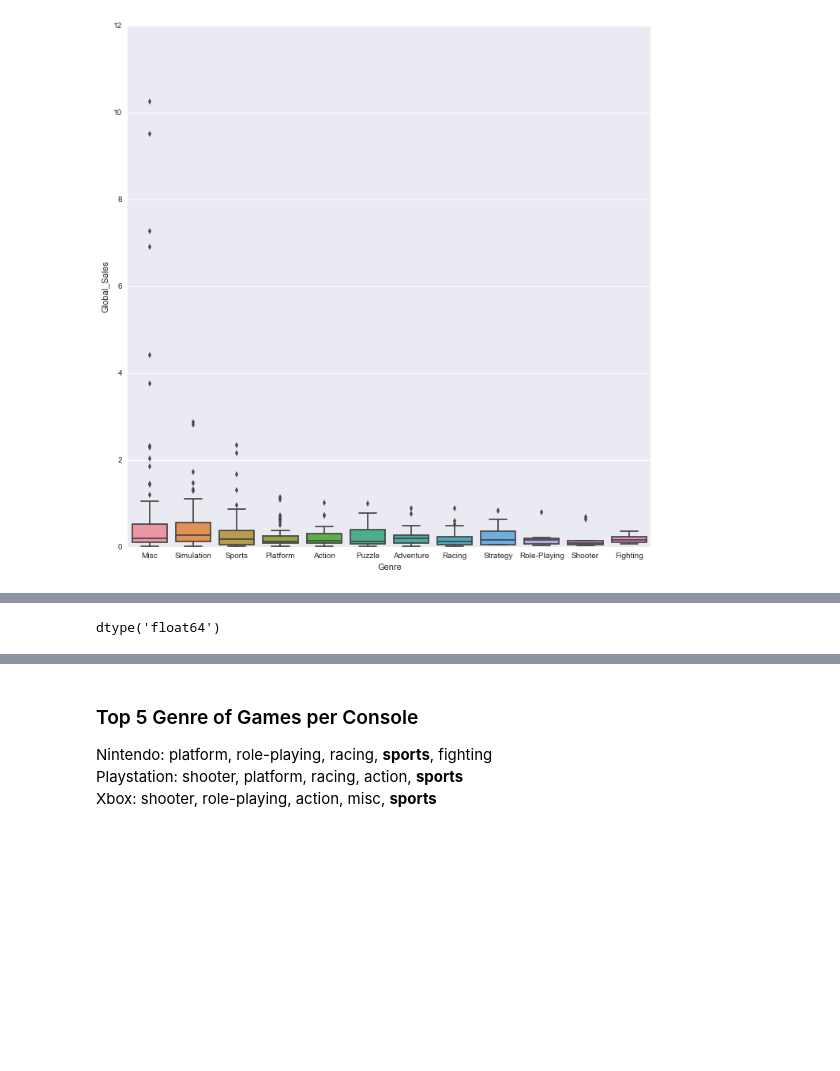
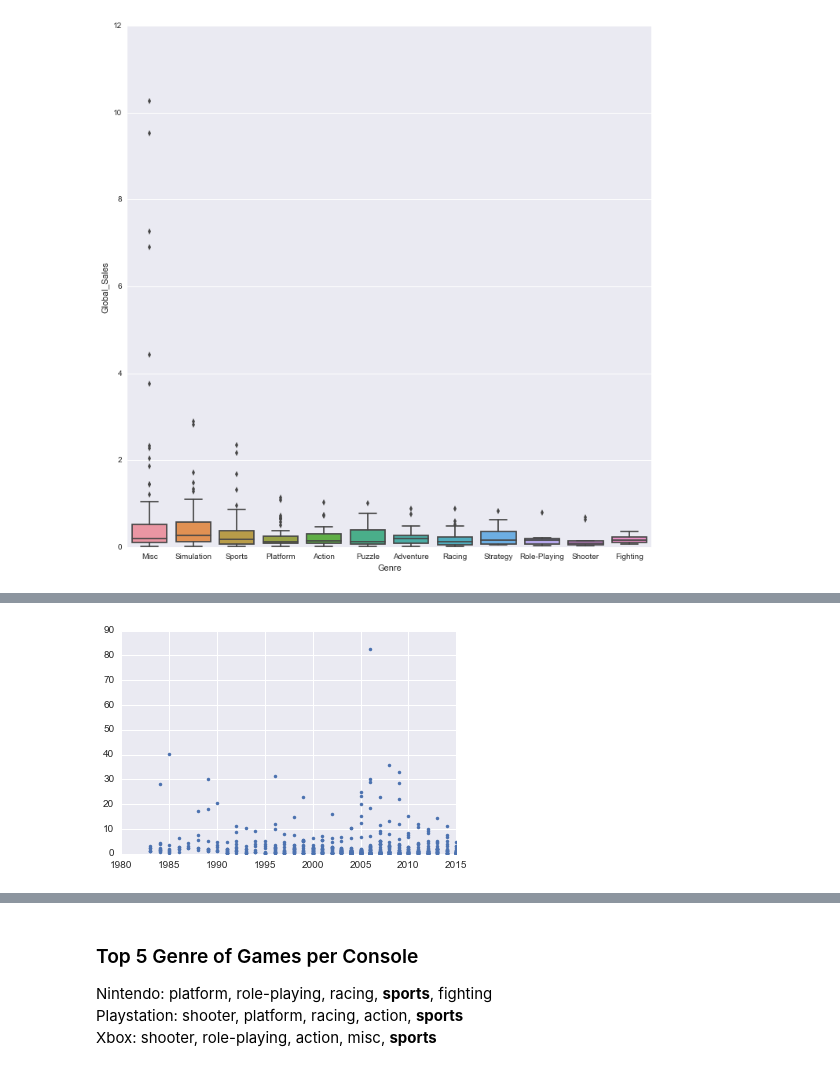
Before and after one commit to itssue/GA_DS, a Jupyter notebook: Final_Project/Final_Project_PRESENTATION.ipynb, the cells around one changed output, grey strips where cells are left out. Drawn from its saved outputs; the diff is of its cells as text; code cells hidden in the pictures; blank space fills up the shorter version.

```diff
--- a/Final_Project/Final_Project_PRESENTATION.ipynb
+++ b/Final_Project/Final_Project_PRESENTATION.ipynb
@@ -336,7 +331,14 @@ pub1_data.head()
 | 2 | 3 | Mario Kart Wii | Wii | 2008.0 | Racing | Nintendo | 15.85 | 12.88 | 3.79 | 3.31 | ... |
 | 3 | 4 | Wii Sports Resort | Wii | 2009.0 | Sports | Nintendo | 15.75 | 11.01 | 3.28 | 2.96 | ... |
 | 4 | 5 | Pokemon Red/Pokemon Blue | GB | 1996.0 | Role-Playing | Nintendo | 11.27 | 8.89 | 10.22 | 1.00 | ... |
-# %%
-pub1_data['Year'].dtype
-# %% [output]
-dtype('float64')
+# %%
+# Create scatterplot
+
+# create a matplotlib figure
+plt.figure()
+# generate a scatterplot inside the figure
+plt.plot(pub1_data.Year, pub1_data.Global_Sales, '.')
+# show the plot
+plt.show()
+# %% [output]
+[figure, added]
```
Also changed, not shown: parts of 18 cells of this notebook, 2 other files.
